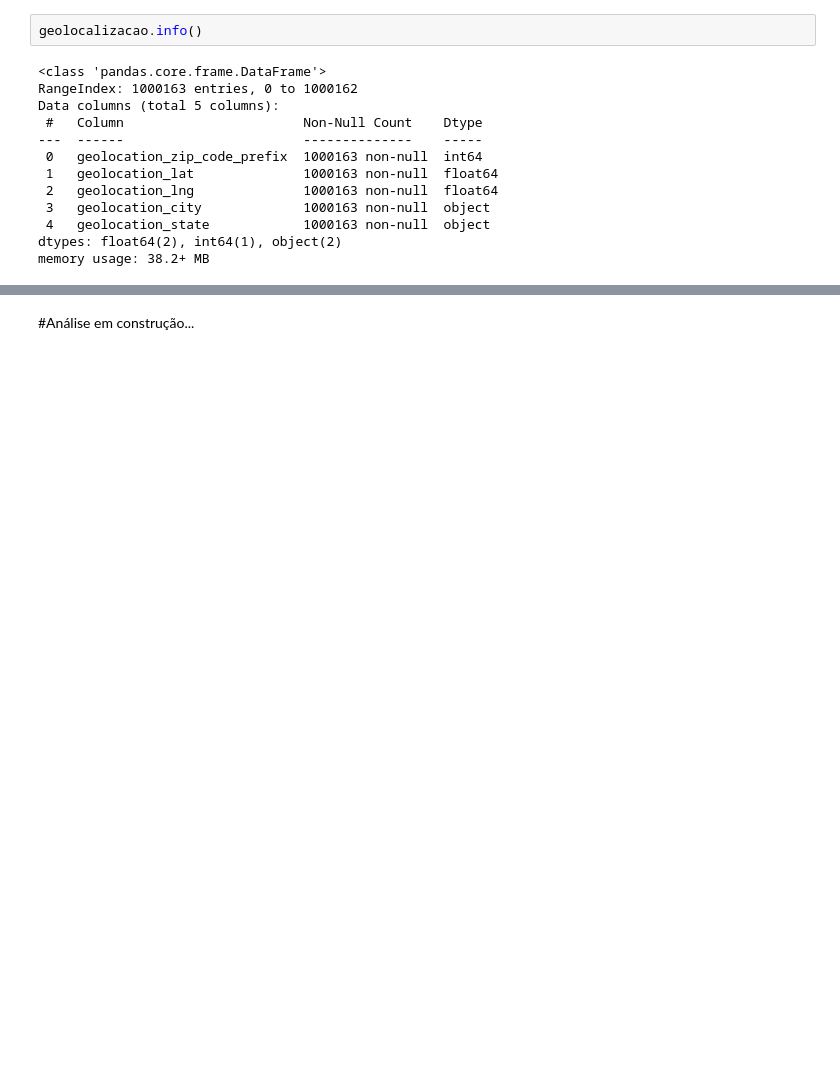
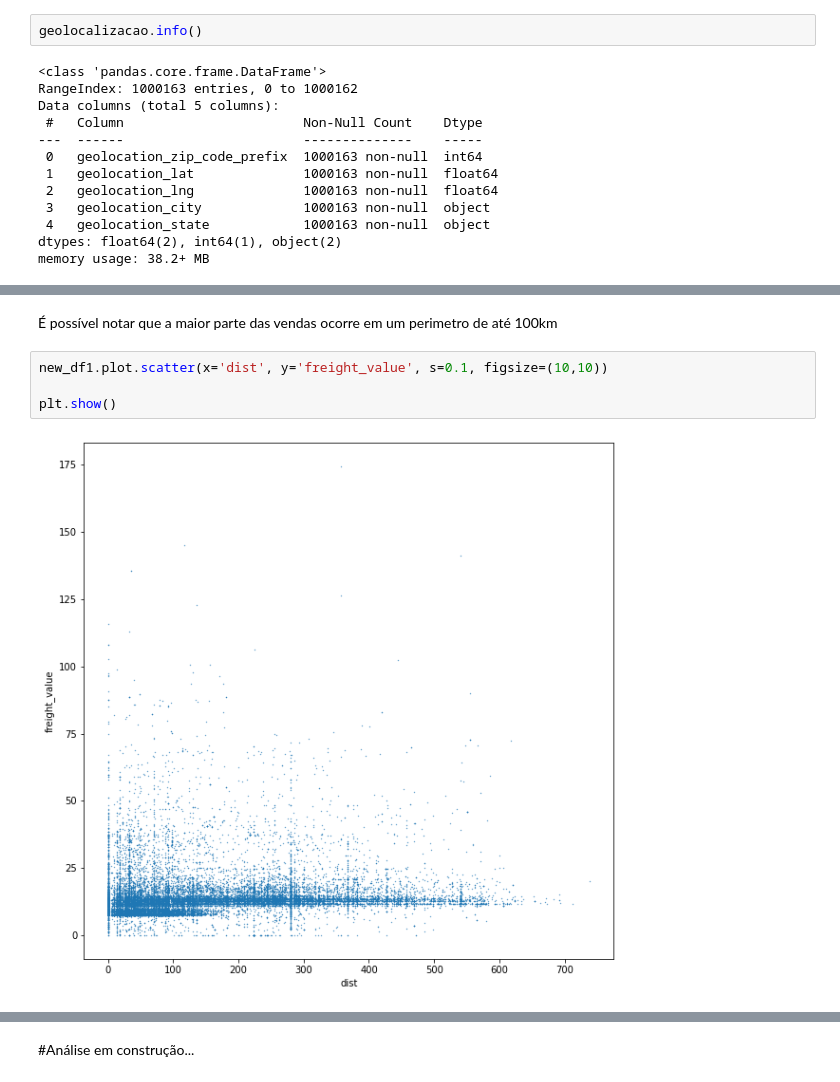
Before and after one commit to ronaldolg26/Efeito_drones_saopaulo, a Jupyter notebook: Drone_ecommerce.ipynb, the cells around one changed output, grey strips where cells are left out. Drawn from its saved outputs; the diff is of its cells as text; blank space fills up the shorter version.

```diff
--- a/Drone_ecommerce.ipynb
+++ b/Drone_ecommerce.ipynb
@@ -275,0 +383,8 @@ dfsp1.head()
+# %% [markdown]
+É possível notar que a maior parte das vendas ocorre em um perimetro de até 100km
+# %%
+new_df1.plot.scatter(x='dist', y='freight_value', s=0.1, figsize=(10,10))
+
+plt.show()
+# %% [output]
+[figure, added]
```
Also changed, not shown: parts of 43 cells of this notebook.
